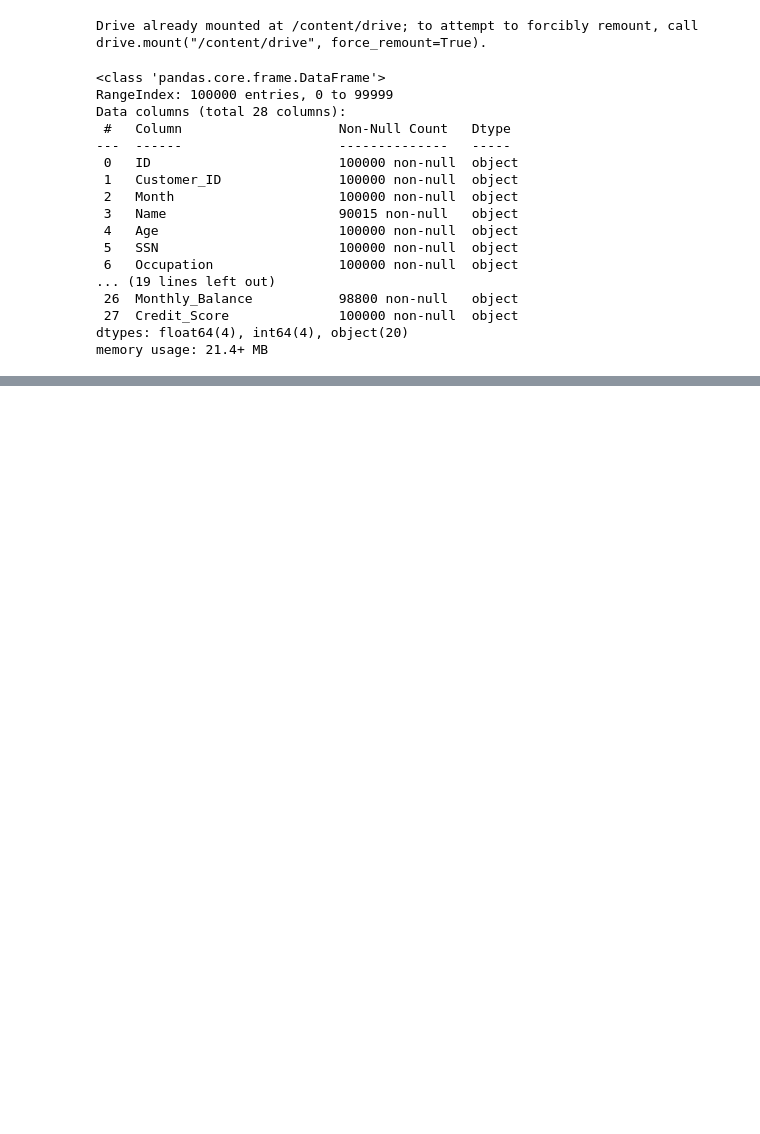
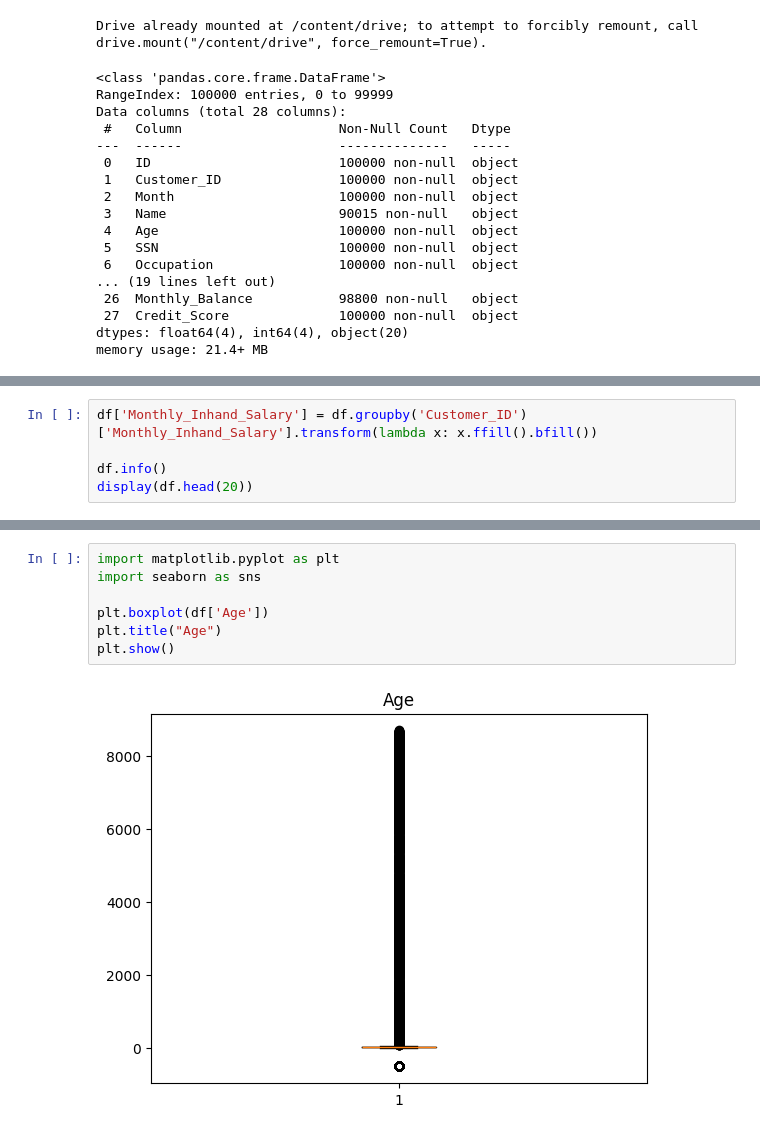
Before and after one commit to s24118-ui/ASI, a Jupyter notebook: Projekt_ASI.ipynb, the cells around one changed output, grey strips where cells are left out. Saved outputs shown, nothing was run; the diff lists cells and outputs as text; blank space fills up the shorter version.

```diff
--- a/Projekt_ASI.ipynb
+++ b/Projekt_ASI.ipynb
@@ -31,0 +70,5 @@ memory usage: 21.4+ MB
+# %%
+df['Monthly_Inhand_Salary'] = df.groupby('Customer_ID')['Monthly_Inhand_Salary'].transform(lambda x: x.ffill().bfill())
+
+df.info()
+display(df.head(20))
@@ -31,0 +111,9 @@ memory usage: 21.4+ MB
+# %%
+import matplotlib.pyplot as plt
+import seaborn as sns
+
+plt.boxplot(df['Age'])
+plt.title("Age")
+plt.show()
+# %% [output]
+[figure, added]
```
Also changed, not shown: parts of 31 cells of this notebook.
